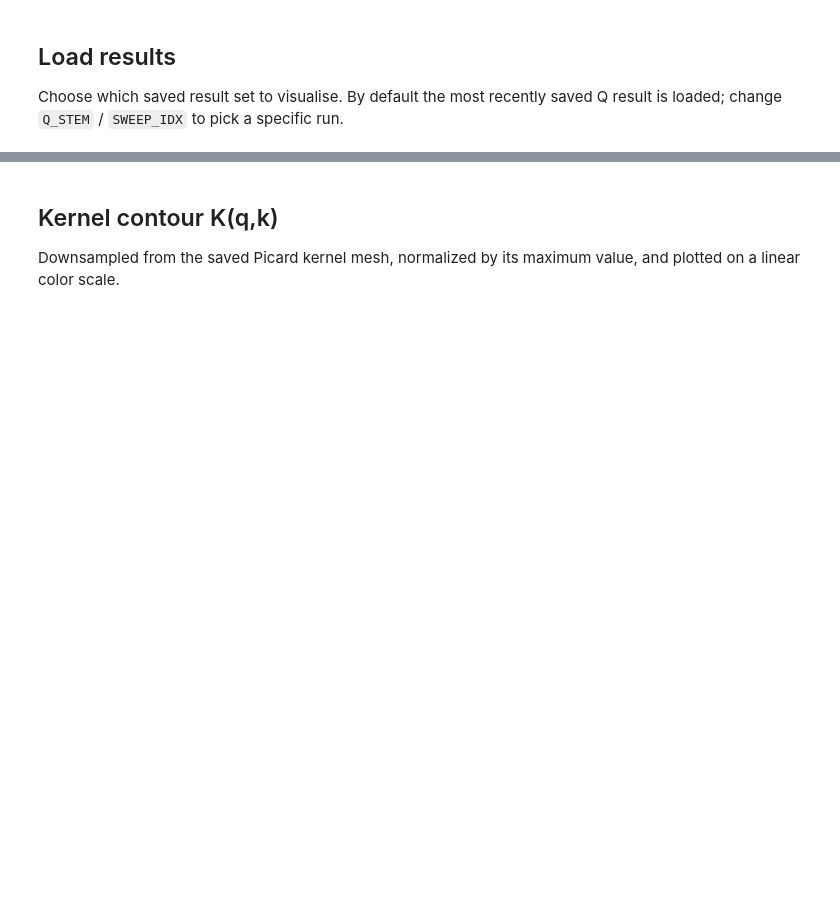
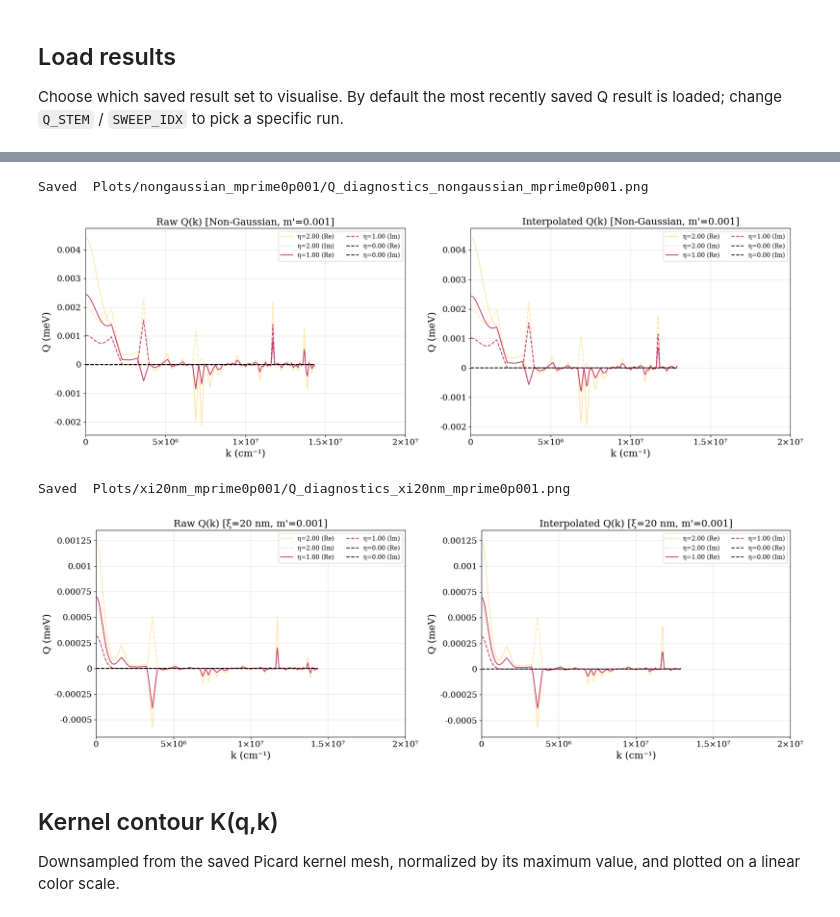
Before and after one commit to mtp354/Polaritons, a Jupyter notebook: Visualisations.ipynb, the cells around one changed output, grey strips where cells are left out. Drawn from its saved outputs; the diff is of its cells as text; code cells hidden in the pictures; blank space fills up the shorter version.

```diff
--- a/Visualisations.ipynb
+++ b/Visualisations.ipynb
@@ -295,8 +297,8 @@ def apply_context(ctx):
 		"k_domain_max"    : k_domain_max_value,
 		"first_positive_k": first_positive_value,
 		"k_zero"          : np.array([0.0]),
-		"k_disp"          : np.linspace(first_positive_value, k_disp_max, 200),
-		"k_wide"          : np.linspace(first_positive_value, k_domain_max_value, 500),
+		"k_disp"          : np.linspace(0.0, k_disp_max, 200),
+		"k_wide"          : np.linspace(0.0, k_domain_max_value, 500),
 		"k_full_log"      : np.geomspace(first_positive_value, k_domain_max_value, 700),
 	})
 	globals().update({
@@ -324,6 +327,6 @@ plt.show()
 # %%
 Q_PLOT_XMAX_CM   = 20_000_000.0
-Q_PLOT_TICKS_CM  = [0, 100_000, 200_000, 300_000, 400_000]
+Q_PLOT_TICKS_CM  = [0, 5_000_000, 10_000_000, 15_000_000, 20_000_000]
 
 
 for plot_context in plot_contexts:
@@ -347,33 +350,38 @@ for plot_context in plot_contexts:
 
 		k_nat_test = np.linspace(first_positive_k, 0.9 * k_domain_max, 300)
 		k_test_cm = k_nat_to_cm_array(k_nat_test, p_nat)
 		Q_interp  = model.Q(k_nat_test, eta_grid[idx])
 		Q_interp_unit = energy_nat_to_meV(Q_interp, p_nat) if q_unit_label == "meV" else energy_nat_to_eV(Q_interp, p_nat)
 		axs[1].plot(k_test_cm, np.real(Q_interp_unit),
 					color=real_color, linestyle=real_linestyle, label=f"{lbl} (Re)")
 		axs[1].plot(k_test_cm, np.imag(Q_interp_unit),
 					color=imag_color, linestyle=imag_linestyle, label=f"{lbl} (Im)")
 
 	for ax, title in zip(axs, ["Raw Q(k)", "Interpolated Q(k)"]):
 		ax.set_xlabel(f"k ({CM_INV_LABEL})")
 		ax.set_ylabel(f"Q ({q_unit_label})")
 		ax.set_title(f"{title} [{result_label_text}]")
 		ax.legend(ncol=2, fontsize=10)
 		ax.grid(alpha=0.3)
 		ax.set_xlim(0.0, Q_PLOT_XMAX_CM)
 		format_plot_ticks(ax, axes="x", ticks=Q_PLOT_TICKS_CM, formatter="power")
 		format_plot_ticks(ax, axes="y")
 
 	plt.tight_layout()
 	save_figure(fig, f"Q_diagnostics_{result_slug_text}", meta={
 		**context_metadata(plot_context),
 		"eta_indices": list(plot_eta_idx),
 		"Q_unit": q_unit_label,
 		"Q_max_abs_eV": q_max_abs_eV,
 		"k_max_cm_inv": Q_PLOT_XMAX_CM,
 	})
 	plt.show()
 	plt.close(fig)
+# %% [output]
+Saved  Plots/nongaussian_mprime0p001/Q_diagnostics_nongaussian_mprime0p001.png
+[figure, added]
+Saved  Plots/xi20nm_mprime0p001/Q_diagnostics_xi20nm_mprime0p001.png
+[figure, added]
 # %% [markdown]
 ## Kernel contour K(q,k)
 
```
Also changed, not shown: parts of 10 cells of this notebook, 1 other file.
